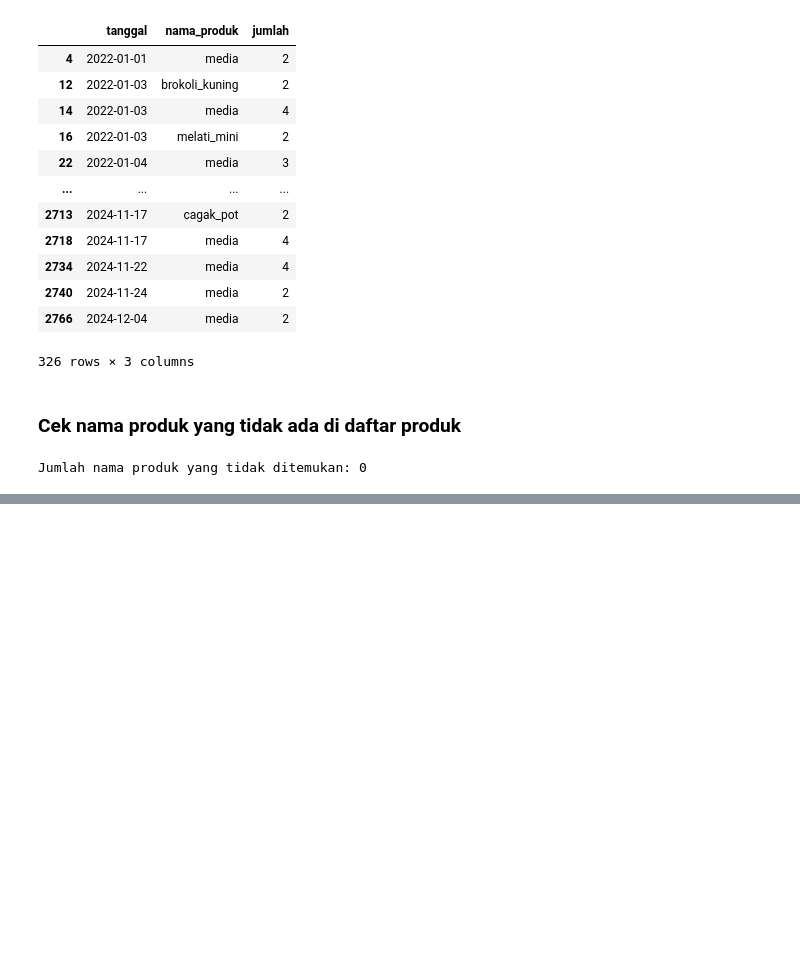
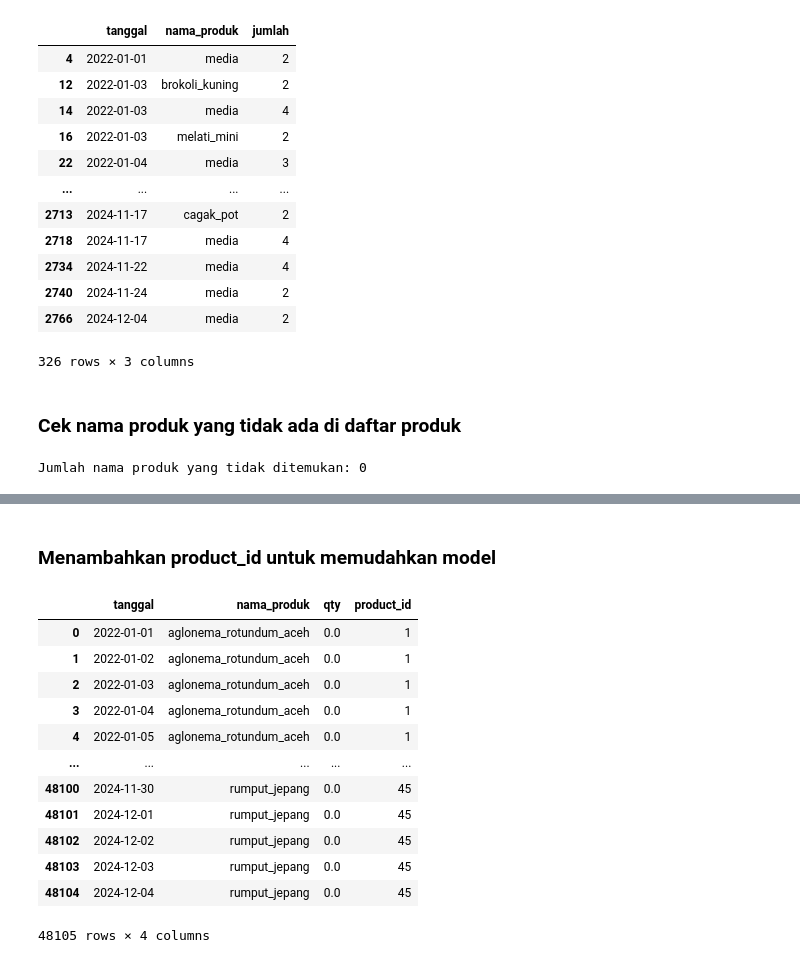
Before and after one commit to LukasKrisna/lstm-gru-stock-prediction, a Jupyter notebook: Cleaning Raw Data.ipynb, the cells around one changed output, grey strips where cells are left out. Cells and saved outputs as stored; diff of their text form; code cells hidden in the pictures; blank space fills up the shorter version.

```diff
--- a/Cleaning Raw Data.ipynb
+++ b/Cleaning Raw Data.ipynb
@@ -175,0 +269,6 @@ Jumlah nama produk yang tidak ditemukan: 0
+# %%
+dataset = dataset.merge(
+    sales_clean,
+    on=["tanggal", "nama_produk"],
+    how="left"
+)
@@ -175,0 +277,2 @@ Jumlah nama produk yang tidak ditemukan: 0
+# %%
+dataset["qty"] = dataset["qty"].fillna(0)
@@ -175,0 +281,4 @@ Jumlah nama produk yang tidak ditemukan: 0
+# %%
+dataset = dataset.sort_values(
+    ["nama_produk", "tanggal"]
+).reset_index(drop=True)
@@ -175,0 +301,32 @@ Jumlah nama produk yang tidak ditemukan: 0
+# %% [markdown]
+### Menambahkan product_id untuk memudahkan model
+# %%
+produk_unik = sorted(
+    dataset["nama_produk"].unique()
+)
+
+product_to_id = {
+    produk: i
+    for i, produk in enumerate(produk_unik, start=1)
+}
+
+dataset["product_id"] = (
+    dataset["nama_produk"]
+    .map(product_to_id)
+)
+# %%
+dataset
+# %% [output]
+|  | tanggal | nama_produk | qty | product_id |
+| 0 | 2022-01-01 | aglonema_rotundum_aceh | 0.0 | 1 |
+| 1 | 2022-01-02 | aglonema_rotundum_aceh | 0.0 | 1 |
+| 2 | 2022-01-03 | aglonema_rotundum_aceh | 0.0 | 1 |
+| 3 | 2022-01-04 | aglonema_rotundum_aceh | 0.0 | 1 |
+| 4 | 2022-01-05 | aglonema_rotundum_aceh | 0.0 | 1 |
+| ... | ... | ... | ... | ... |
+| 48100 | 2024-11-30 | rumput_jepang | 0.0 | 45 |
+| 48101 | 2024-12-01 | rumput_jepang | 0.0 | 45 |
+| 48102 | 2024-12-02 | rumput_jepang | 0.0 | 45 |
+| 48103 | 2024-12-03 | rumput_jepang | 0.0 | 45 |
+| 48104 | 2024-12-04 | rumput_jepang | 0.0 | 45 |
+48105 rows × 4 columns
```
Also changed, not shown: parts of 15 cells of this notebook, 1 other file.
